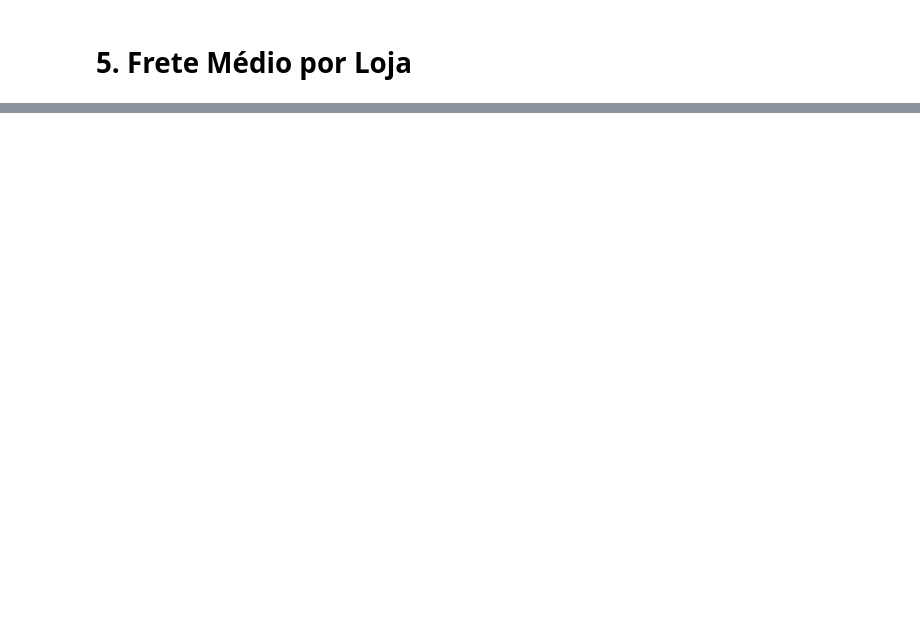
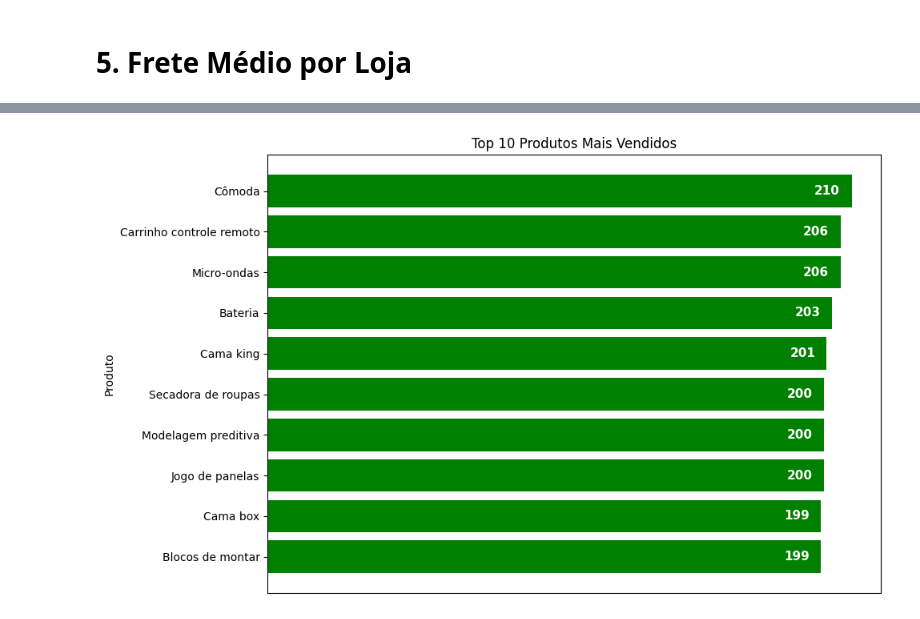
Before and after one commit to vanrpontes/challenge1-alura-store, a Jupyter notebook: notebooks/analise_alura_store.ipynb, the cells around one changed output, grey strips where cells are left out. Saved outputs shown, nothing was run; the diff lists cells and outputs as text; code cells hidden in the pictures; blank space fills up the shorter version.

```diff
--- a/notebooks/analise_alura_store.ipynb
+++ b/notebooks/analise_alura_store.ipynb
@@ -219,0 +449,20 @@ avaliacao
+# %%
+top_10 = contagem_vendas.head(10)
+
+plt.figure(figsize=(10, 6))
+barras = plt.barh(top_10.index, top_10.values, color='green')
+
+# Adiciona os valores nas barras (extremidade interna direita)
+for i, barra in enumerate(barras):
+    valor = top_10.values[i]
+    plt.text(valor - (valor * 0.02), i, f'{valor}',
+             ha='right', va='center', fontsize=11, fontweight='bold', color='white')
+
+plt.title('Top 10 Produtos Mais Vendidos')
+plt.ylabel('Produto')
+plt.xticks([])  # Remove o eixo X
+plt.gca().invert_yaxis()
+plt.tight_layout()
+plt.show()
+# %% [output]
+[figure, added]
```
Also changed, not shown: parts of 16 cells of this notebook.
